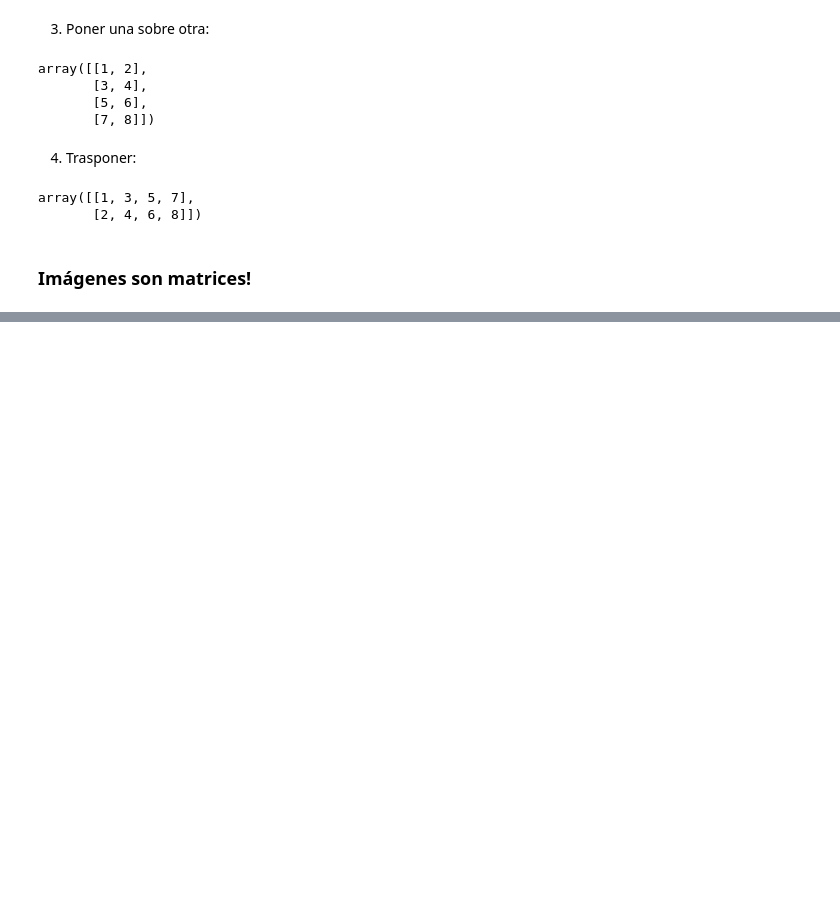
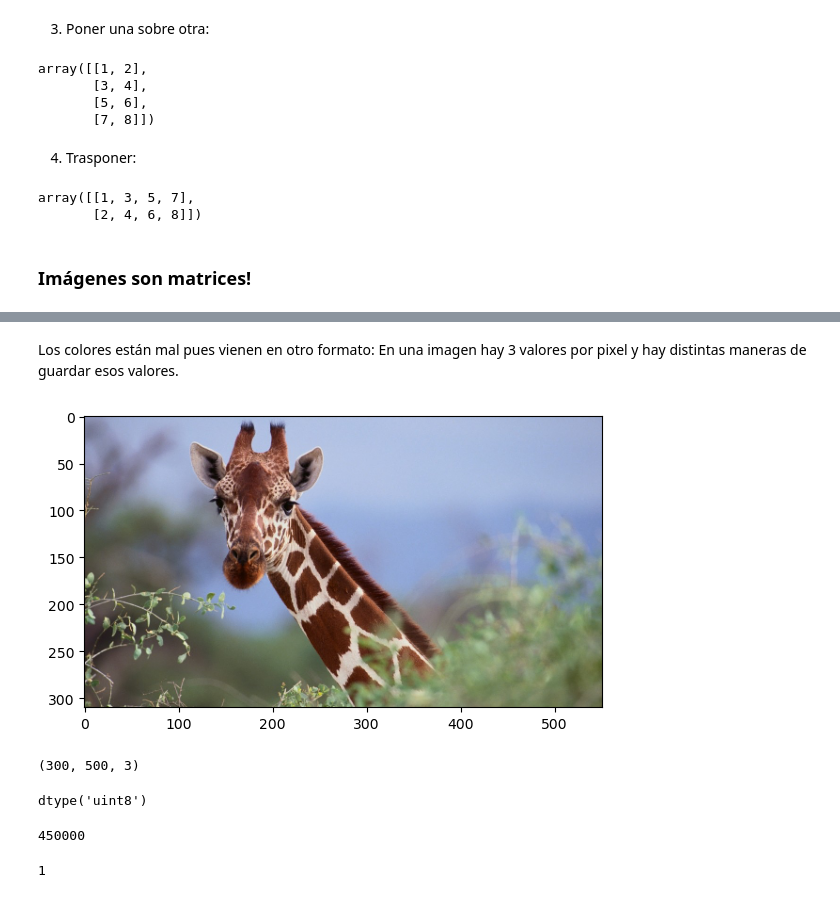
Before and after one commit to reula/algebra-python, a Jupyter notebook: algebra.ipynb, the cells around one changed output, grey strips where cells are left out. Cells and saved outputs as stored; diff of their text form; code cells hidden in the pictures; blank space fills up the shorter version.

```diff
--- a/algebra.ipynb
+++ b/algebra.ipynb
@@ -415,0 +423,24 @@ array([[1, 3, 5, 7],
+# %% [markdown]
+Los colores están mal pues vienen en otro formato: En una imagen hay 3 valores por pixel y hay distintas maneras de guardar esos valores.
+# %%
+RGB_im = cv2.cvtColor(img1, cv2.COLOR_BGR2RGB)
+plt.imshow(RGB_im)
+plt.show()
+# %% [output]
+[figure, added]
+# %%
+img1.shape
+# %% [output]
+(300, 500, 3)
+# %%
+img1.dtype
+# %% [output]
+dtype('uint8')
+# %%
+img1.size
+# %% [output]
+450000
+# %%
+img1.itemsize
+# %% [output]
+1
```
Also changed, not shown: parts of 27 cells of this notebook.
